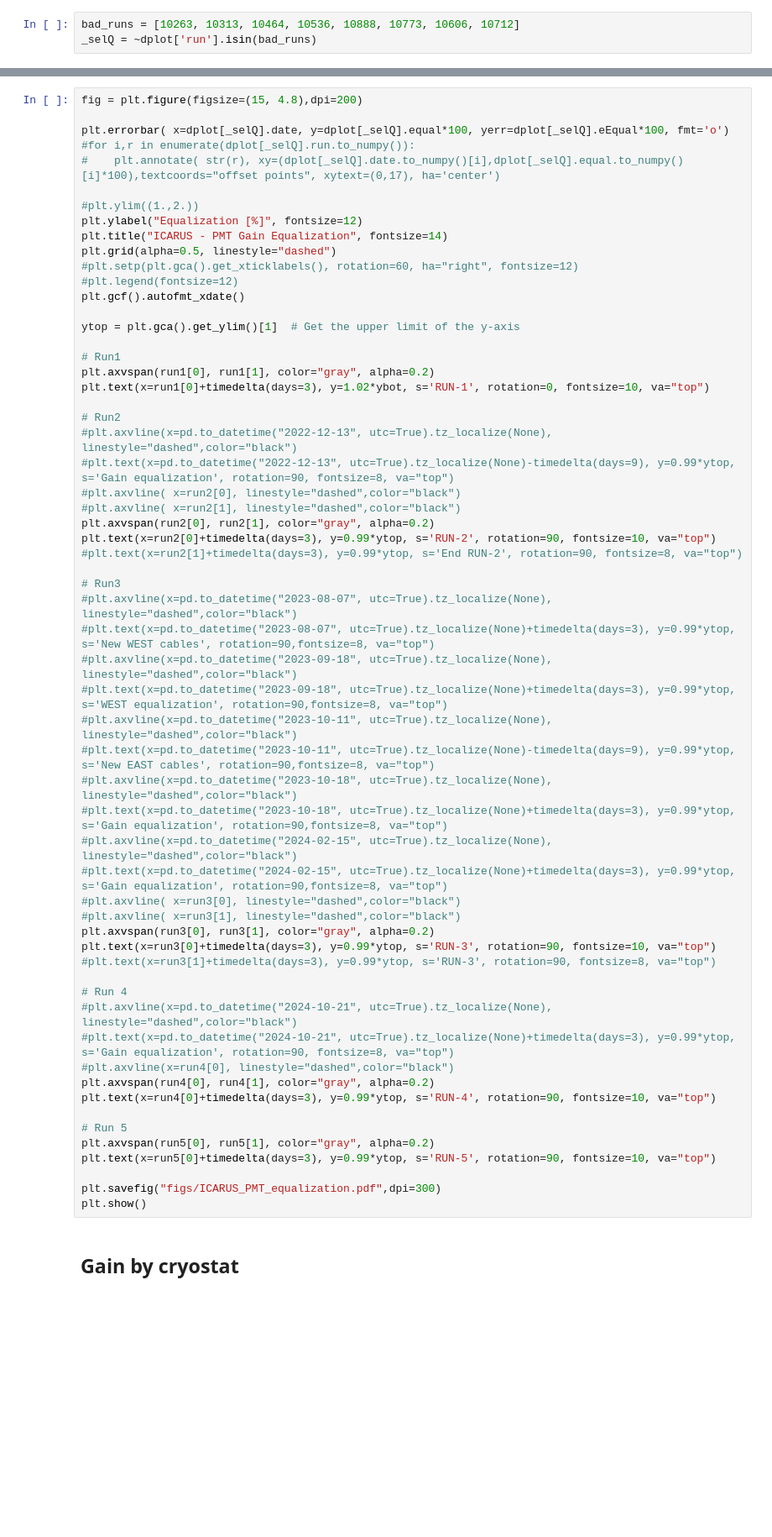
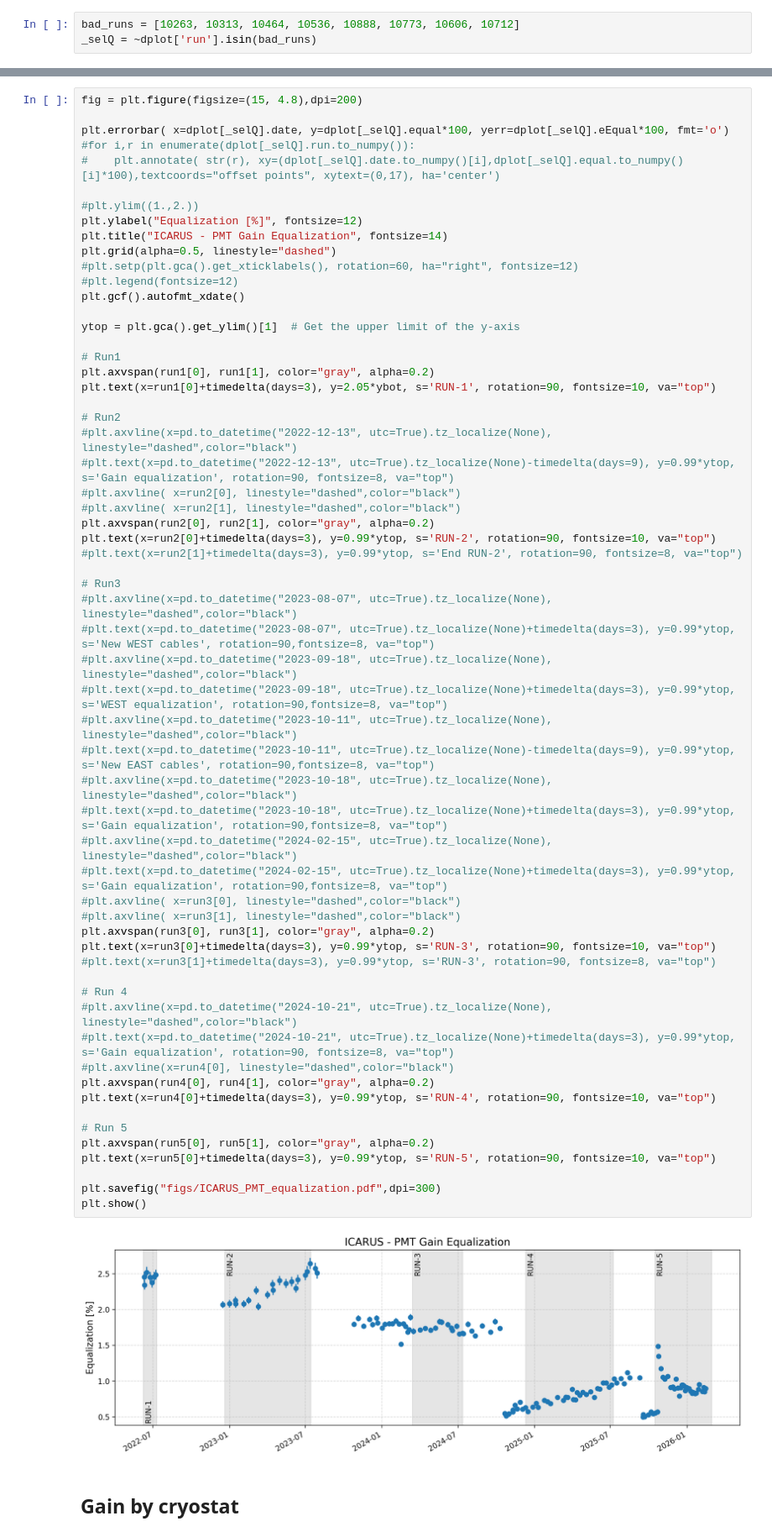
Before and after one commit to mvicenzi/pmt-calibration, a Jupyter notebook: gain/analyze_runs/python/check-gain-timeseries.ipynb, the cells around one changed output, grey strips where cells are left out. Shown at 84% size. Drawn from its saved outputs; the diff is of its cells as text; blank space fills up the shorter version.

```diff
--- a/gain/analyze_runs/python/check-gain-timeseries.ipynb
+++ b/gain/analyze_runs/python/check-gain-timeseries.ipynb
@@ -438,7 +490,7 @@ ytop = plt.gca().get_ylim()[1]  # Get the upper limit of the y-axis
 
 # Run1
 plt.axvspan(run1[0], run1[1], color="gray", alpha=0.2)
-plt.text(x=run1[0]+timedelta(days=3), y=1.02*ybot, s='RUN-1', rotation=0, fontsize=10, va="top")
+plt.text(x=run1[0]+timedelta(days=3), y=2.05*ybot, s='RUN-1', rotation=90, fontsize=10, va="top")
 
 # Run2
 #plt.axvline(x=pd.to_datetime("2022-12-13", utc=True).tz_localize(None), linestyle="dashed",color="black")
@@ -452,33 +504,35 @@ plt.text(x=run2[0]+timedelta(days=3), y=0.99*ytop, s='RUN-2', rotation=90, fonts
 # Run3
 #plt.axvline(x=pd.to_datetime("2023-08-07", utc=True).tz_localize(None), linestyle="dashed",color="black")
 #plt.text(x=pd.to_datetime("2023-08-07", utc=True).tz_localize(None)+timedelta(days=3), y=0.99*ytop, s='New WEST cables', rotation=90,fontsize=8, va="top")
 #plt.axvline(x=pd.to_datetime("2023-09-18", utc=True).tz_localize(None), linestyle="dashed",color="black")
 #plt.text(x=pd.to_datetime("2023-09-18", utc=True).tz_localize(None)+timedelta(days=3), y=0.99*ytop, s='WEST equalization', rotation=90,fontsize=8, va="top")
 #plt.axvline(x=pd.to_datetime("2023-10-11", utc=True).tz_localize(None), linestyle="dashed",color="black")
 #plt.text(x=pd.to_datetime("2023-10-11", utc=True).tz_localize(None)-timedelta(days=9), y=0.99*ytop, s='New EAST cables', rotation=90,fontsize=8, va="top")
 #plt.axvline(x=pd.to_datetime("2023-10-18", utc=True).tz_localize(None), linestyle="dashed",color="black")
 #plt.text(x=pd.to_datetime("2023-10-18", utc=True).tz_localize(None)+timedelta(days=3), y=0.99*ytop, s='Gain equalization', rotation=90,fontsize=8, va="top")
 #plt.axvline(x=pd.to_datetime("2024-02-15", utc=True).tz_localize(None), linestyle="dashed",color="black")
 #plt.text(x=pd.to_datetime("2024-02-15", utc=True).tz_localize(None)+timedelta(days=3), y=0.99*ytop, s='Gain equalization', rotation=90,fontsize=8, va="top")
 #plt.axvline( x=run3[0], linestyle="dashed",color="black")
 #plt.axvline( x=run3[1], linestyle="dashed",color="black")
 plt.axvspan(run3[0], run3[1], color="gray", alpha=0.2)
 plt.text(x=run3[0]+timedelta(days=3), y=0.99*ytop, s='RUN-3', rotation=90, fontsize=10, va="top")
 #plt.text(x=run3[1]+timedelta(days=3), y=0.99*ytop, s='RUN-3', rotation=90, fontsize=8, va="top")
 
 # Run 4
 #plt.axvline(x=pd.to_datetime("2024-10-21", utc=True).tz_localize(None), linestyle="dashed",color="black")
 #plt.text(x=pd.to_datetime("2024-10-21", utc=True).tz_localize(None)+timedelta(days=3), y=0.99*ytop, s='Gain equalization', rotation=90, fontsize=8, va="top")
 #plt.axvline(x=run4[0], linestyle="dashed",color="black")
 plt.axvspan(run4[0], run4[1], color="gray", alpha=0.2)
 plt.text(x=run4[0]+timedelta(days=3), y=0.99*ytop, s='RUN-4', rotation=90, fontsize=10, va="top")
 
 # Run 5
 plt.axvspan(run5[0], run5[1], color="gray", alpha=0.2)
 plt.text(x=run5[0]+timedelta(days=3), y=0.99*ytop, s='RUN-5', rotation=90, fontsize=10, va="top")
 
 plt.savefig("figs/ICARUS_PMT_equalization.pdf",dpi=300)
 plt.show()
+# %% [output]
+[figure, added]
 # %% [markdown]
 ## Gain by cryostat
 # %%
```
Also changed, not shown: parts of 12 cells of this notebook, 15 other files.
